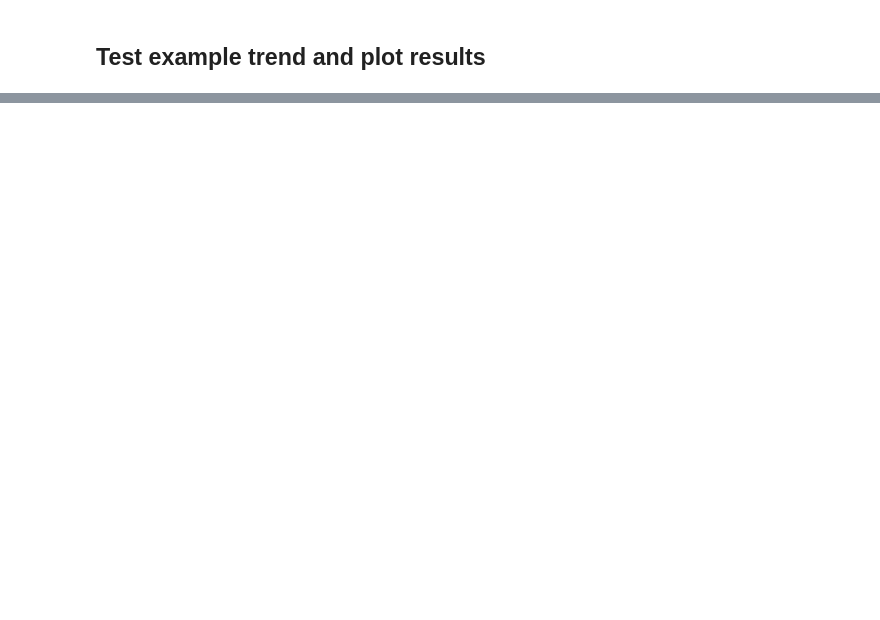
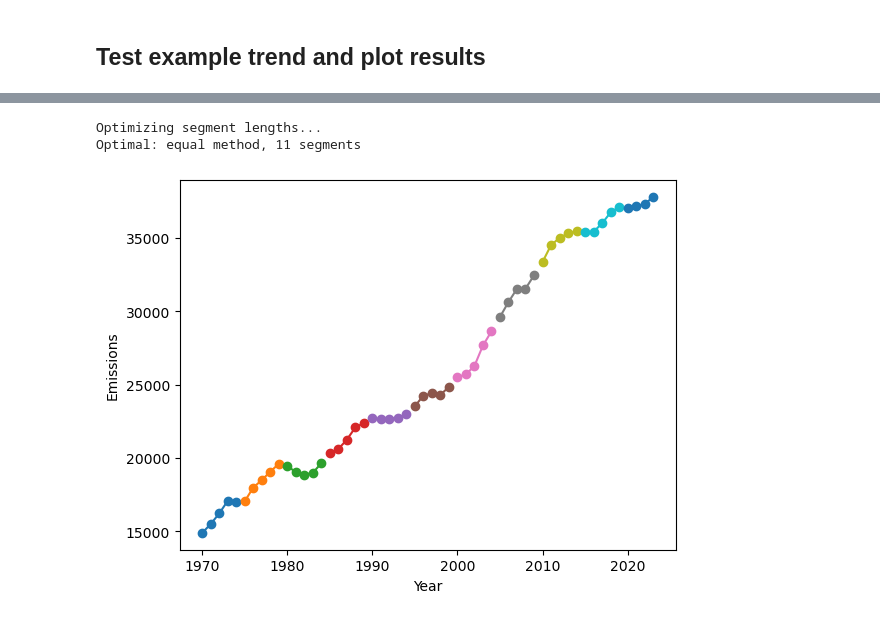
Before and after one commit to nezzag/peaking_test, a Jupyter notebook: notebooks/test_peaker.ipynb, the cells around one changed output, grey strips where cells are left out. Cells and saved outputs as stored; diff of their text form; code cells hidden in the pictures; blank space fills up the shorter version.

```diff
--- a/notebooks/test_peaker.ipynb
+++ b/notebooks/test_peaker.ipynb
@@ -127,0 +135,29 @@ peak_tester.plot_analysis()
+# %%
+# Import data and exclude anomaly years
+
+# Set random seed for reproducibility (CF: I'm not sure if this is needed)
+# np.random.seed(42)
+
+# Cell 2: Load your historical data
+print("Loading historical CO2 emissions data...")
+print("=" * 50)
+
+# Initialize the test
+complete_test = CompleteEnhancedEmissionsPeakTest()
+
+# Load your specific CSV data (without excluding anomaly years)
+complete_test.load_historical_data(
+    'gcb_hist_co2.csv',
+    emissions_col='fossil_co2_emissions',
+    year_range=range(1970, 2024)
+)
+
+
+# Exclude anomaly years
+# complete_test.load_historical_data(
+#     'gcb_hist_co2.csv',
+#     emissions_col='fossil_co2_emissions',
+#     year_range=range(1970, 2024),
+#     anomaly_years=[1991, 1992, 2008, 2009, 2020, 2021],  # Include Soviet collapse
+#     anomaly_method='interpolate' #or 'exclude#
+# )
@@ -127,0 +400,11 @@ peak_tester.plot_analysis()
+# %%
+best_seg = complete_test.optimize_segments(min_segment=5, max_segment=15)['best']
+for seg in best_seg['segments']:
+    plt.plot(seg['years'], seg['emissions'], marker='o')
+plt.xlabel("Year")
+plt.ylabel("Emissions")
+plt.show()
+# %% [output]
+Optimizing segment lengths...
+Optimal: equal method, 11 segments
+[figure, added]
```
Also changed, not shown: parts of 19 cells of this notebook, 3 other files.
